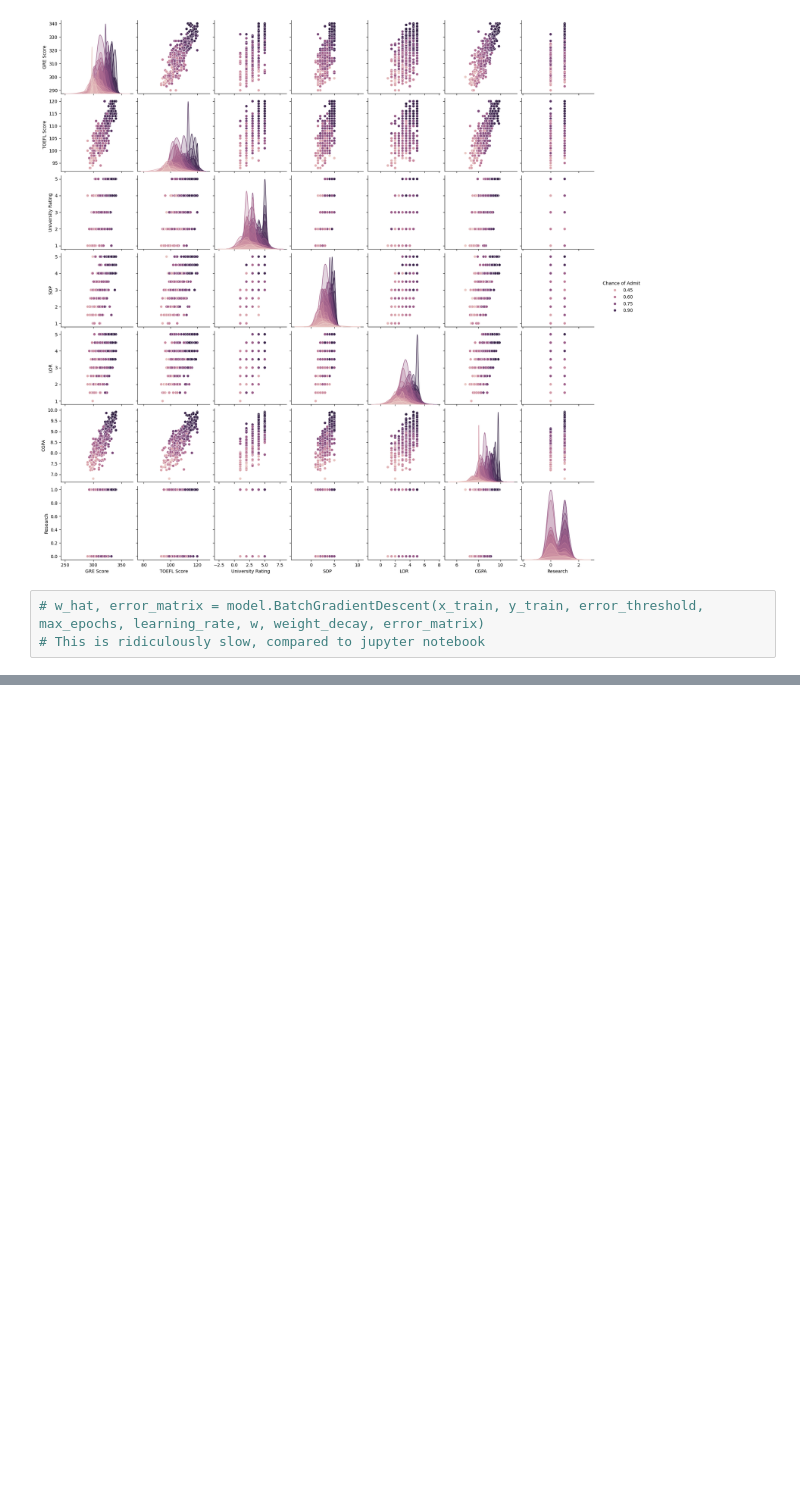
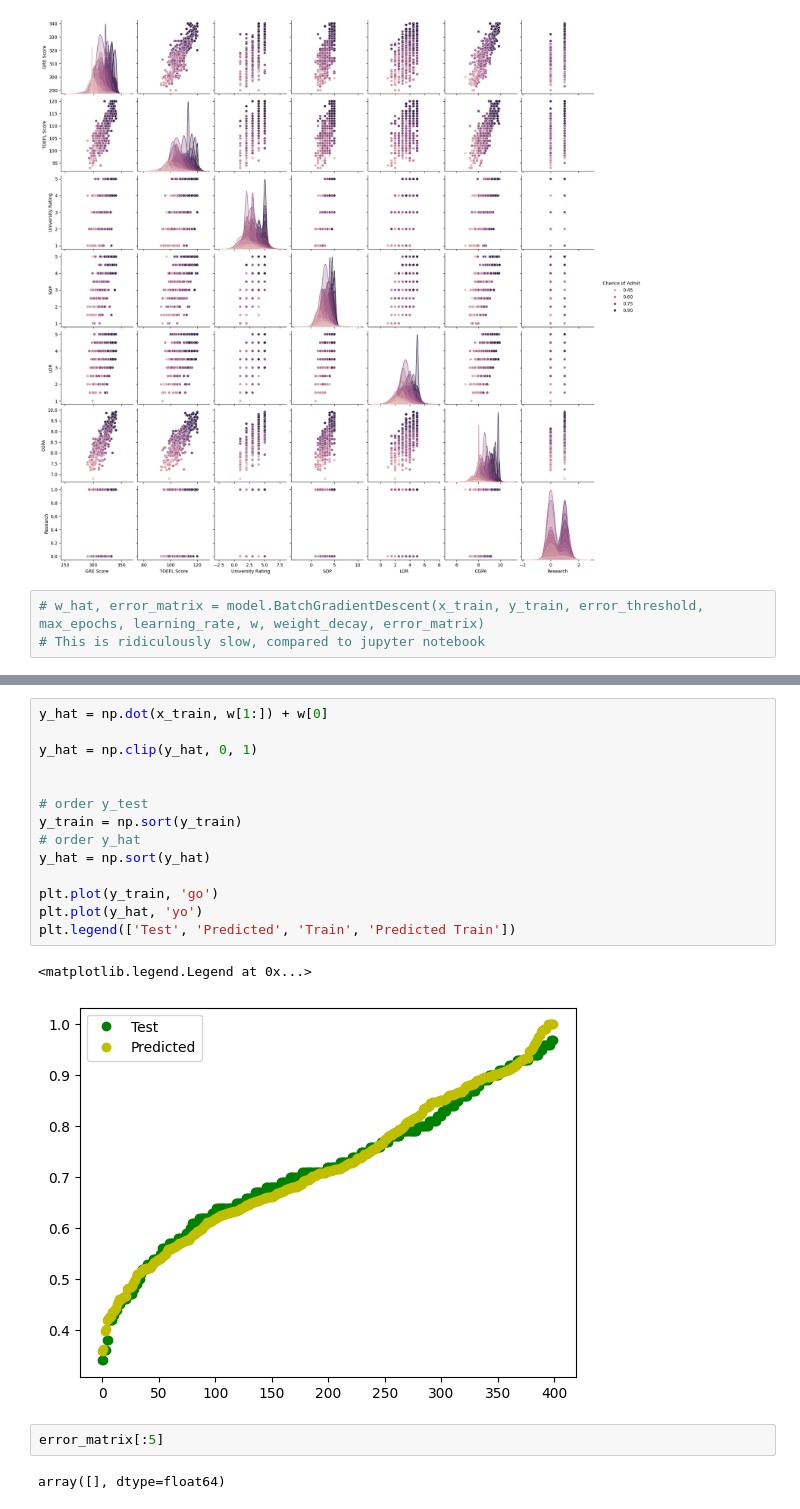
Before and after one commit to Vincent-devSG/DIDL, a Jupyter notebook: projects/linear_regression/part1/training.ipynb, the cells around one changed output, grey strips where cells are left out. Cells and saved outputs as stored; diff of their text form; blank space fills up the shorter version.

```diff
--- a/projects/linear_regression/part1/training.ipynb
+++ b/projects/linear_regression/part1/training.ipynb
@@ -170,0 +172,21 @@ plt.plot(y_hat, 'bo')
+# %%
+y_hat = np.dot(x_train, w[1:]) + w[0]
+
+y_hat = np.clip(y_hat, 0, 1)
+
+
+# order y_test
+y_train = np.sort(y_train)
+# order y_hat
+y_hat = np.sort(y_hat)
+
+plt.plot(y_train, 'go')
+plt.plot(y_hat, 'yo')
+plt.legend(['Test', 'Predicted', 'Train', 'Predicted Train'])
+# %% [output]
+<matplotlib.legend.Legend at 0x...>
+[figure, added]
+# %%
+error_matrix[:5]
+# %% [output]
+array([], dtype=float64)
```
Also changed, not shown: parts of 4 cells of this notebook, 2 other files.
